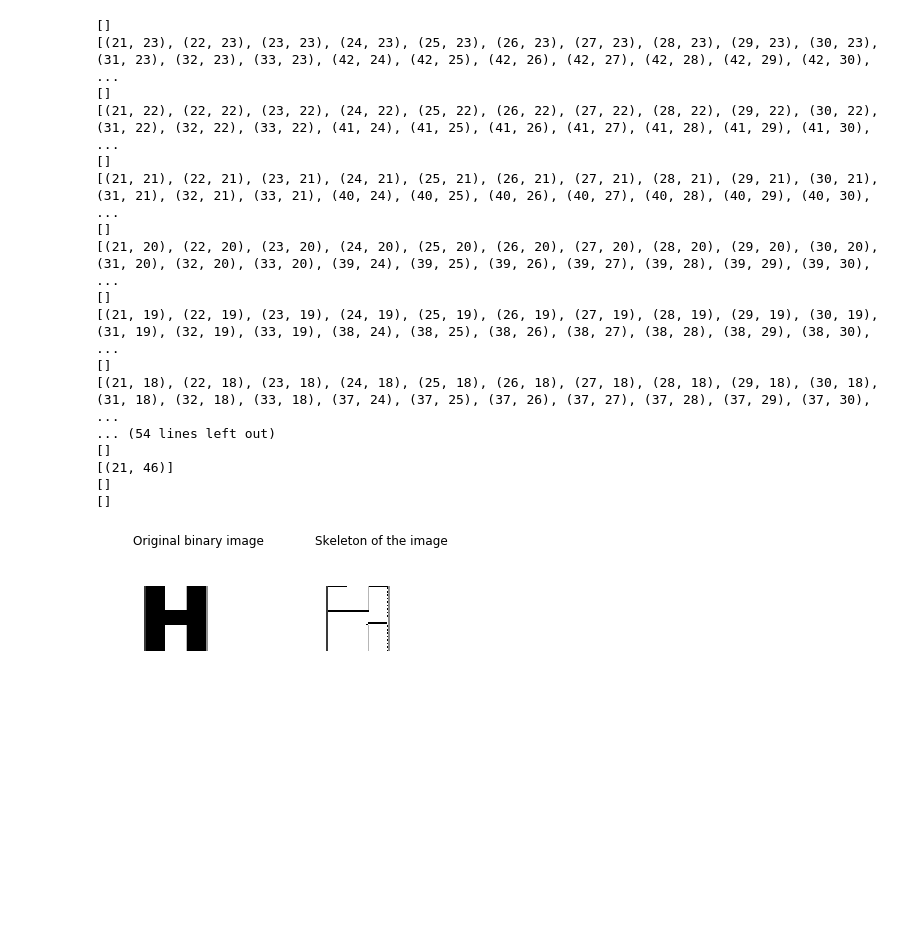
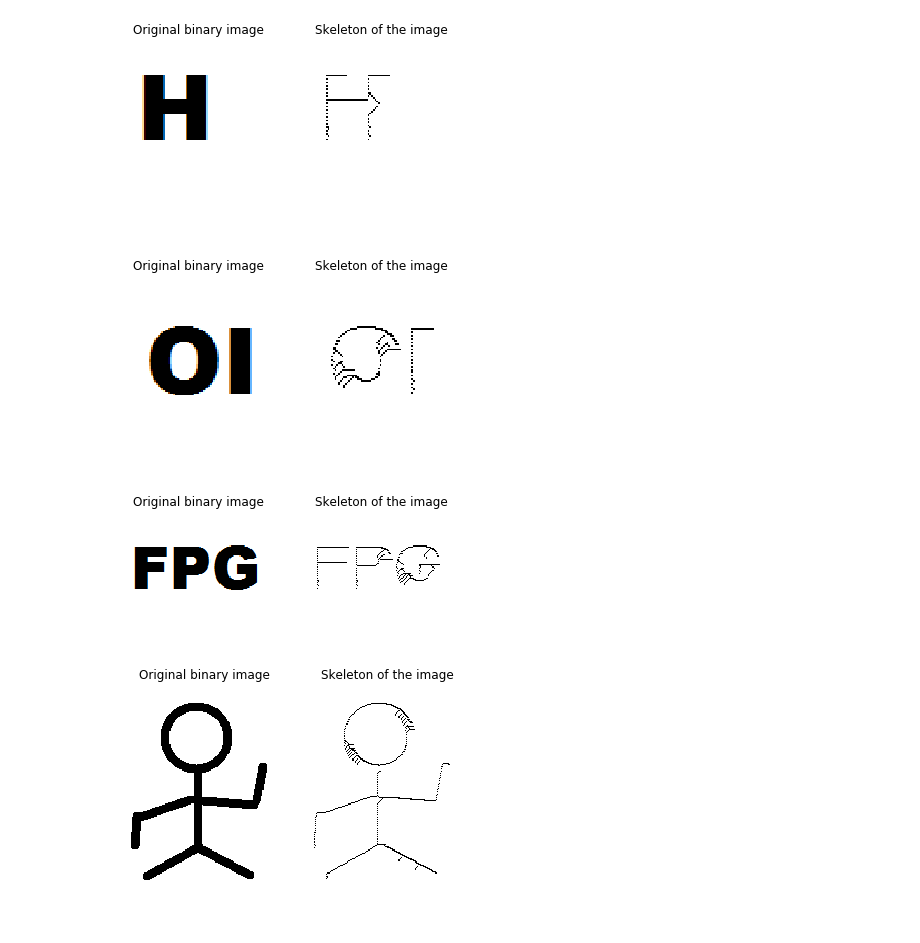
Before and after one commit to agathaftrindade/computacao-grafica, a Jupyter notebook: Aula10 - Skeletonization/Exercicio.ipynb, the cells around one changed output. Saved outputs shown, nothing was run; the diff lists cells and outputs as text; code cells hidden in the pictures; blank space fills up the shorter version.

```diff
--- a/Aula10 - Skeletonization/Exercicio.ipynb
+++ b/Aula10 - Skeletonization/Exercicio.ipynb
@@ -3,9 +4,12 @@ import matplotlib
 import matplotlib.pyplot as plt
 import skimage.io as io
 import numpy as np
+# %%
+WHITE = 255
+BLACK = 0
 # %%
 def apply_global_median_threshold(im):
     im = im[:, :, 0]
     median_threshold = np.median(im.flatten())
-    return (im >= median_threshold) * 255
+    return 255 * (im >= median_threshold)
 # %%
@@ -81,23 +86,28 @@ TypeError: 'int' object is not iterable
 # %%
-image = io.imread('./images/exerc3b.bmp')[:, :, 0]
-processed_image = zhang_suen(image)
+image = io.imread('./images/exerc3b.bmp')
+thresholded_image = apply_global_median_threshold(image)
+processed_image = zhang_suen(thresholded_image)
 show_before_after_img(image, processed_image)
 # %% [output]
-[]
-[(21, 23), (22, 23), (23, 23), (24, 23), (25, 23), (26, 23), (27, 23), (28, 23), (29, 23), (30, 23), (31, 23), (32, 23), (33, 23), (42, 24), (42, 25), (42, 26), (42, 27), (42, 28), (42, 29), (42, 30), ...
-[]
-[(21, 22), (22, 22), (23, 22), (24, 22), (25, 22), (26, 22), (27, 22), (28, 22), (29, 22), (30, 22), (31, 22), (32, 22), (33, 22), (41, 24), (41, 25), (41, 26), (41, 27), (41, 28), (41, 29), (41, 30), ...
-[]
-[(21, 21), (22, 21), (23, 21), (24, 21), (25, 21), (26, 21), (27, 21), (28, 21), (29, 21), (30, 21), (31, 21), (32, 21), (33, 21), (40, 24), (40, 25), (40, 26), (40, 27), (40, 28), (40, 29), (40, 30), ...
-[]
-[(21, 20), (22, 20), (23, 20), (24, 20), (25, 20), (26, 20), (27, 20), (28, 20), (29, 20), (30, 20), (31, 20), (32, 20), (33, 20), (39, 24), (39, 25), (39, 26), (39, 27), (39, 28), (39, 29), (39, 30), ...
-[]
-[(21, 19), (22, 19), (23, 19), (24, 19), (25, 19), (26, 19), (27, 19), (28, 19), (29, 19), (30, 19), (31, 19), (32, 19), (33, 19), (38, 24), (38, 25), (38, 26), (38, 27), (38, 28), (38, 29), (38, 30), ...
-[]
-[(21, 18), (22, 18), (23, 18), (24, 18), (25, 18), (26, 18), (27, 18), (28, 18), (29, 18), (30, 18), (31, 18), (32, 18), (33, 18), (37, 24), (37, 25), (37, 26), (37, 27), (37, 28), (37, 29), (37, 30), ...
-... (54 lines left out)
-[]
-[(21, 46)]
-[]
-[]
-[figure, old version]
+[figure, new version]
+# %%
+image = io.imread('./images/exerc3c.bmp')
+thresholded_image = apply_global_median_threshold(image)
+processed_image = zhang_suen(thresholded_image)
+show_before_after_img(image, processed_image)
+# %% [output]
+[figure, added]
+# %%
+image = io.imread('./images/exerc3d.bmp')
+thresholded_image = apply_global_median_threshold(image)
+processed_image = zhang_suen(thresholded_image)
+show_before_after_img(image, processed_image)
+# %% [output]
+[figure, added]
+# %%
+image = io.imread('./images/exerc3e.bmp')
+thresholded_image = apply_global_median_threshold(image)
+processed_image = zhang_suen(thresholded_image)
+show_before_after_img(image, processed_image)
+# %% [output]
+[figure, added]
```
Also changed, not shown: parts of 3 cells of this notebook.
